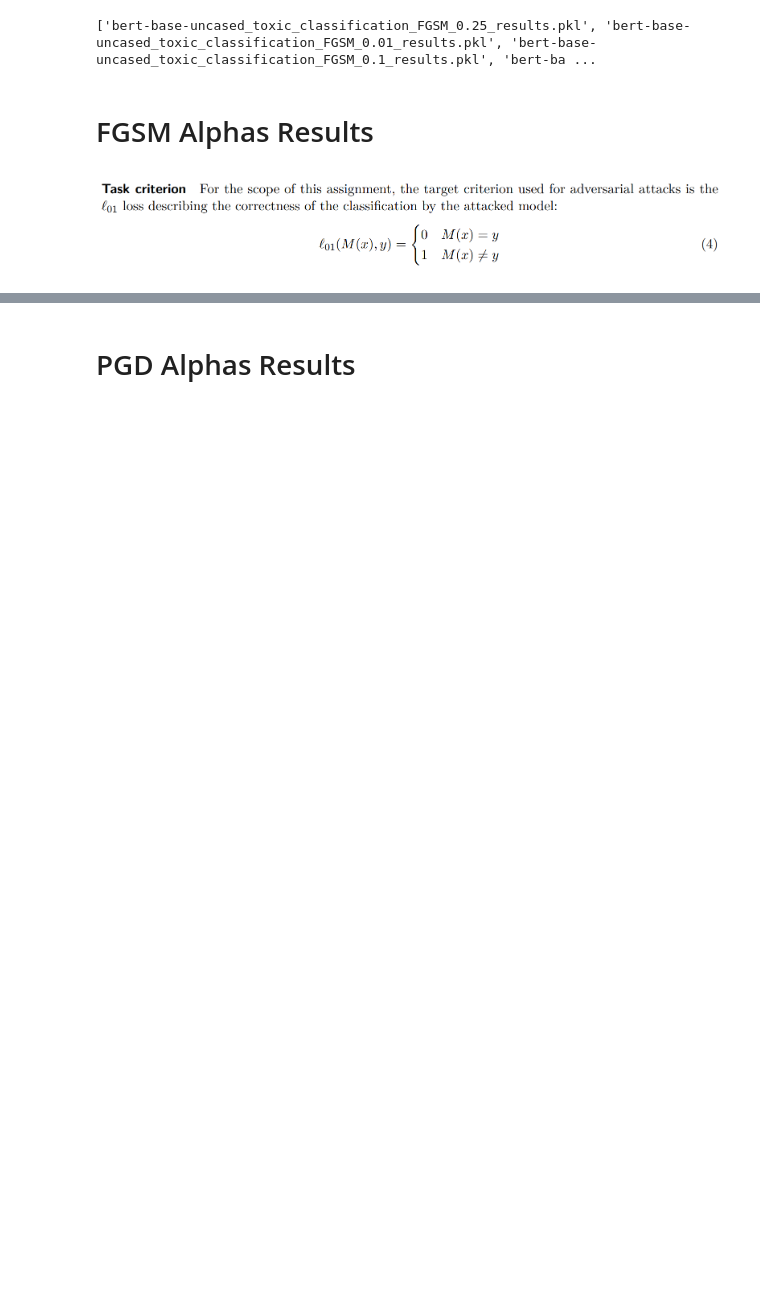
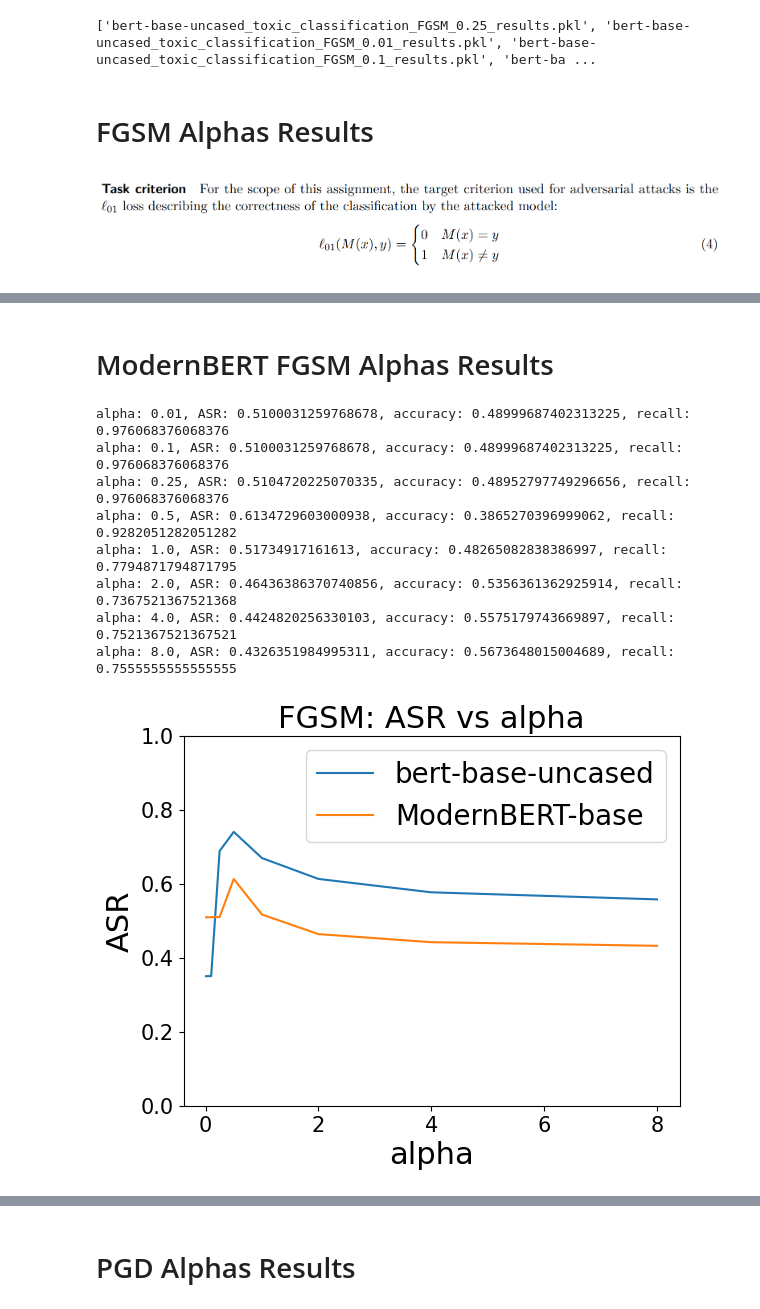
Before and after one commit to xOmer12/adv_attacks_text_classification, a Jupyter notebook: visualizations.ipynb, the cells around one changed output, grey strips where cells are left out. Drawn from its saved outputs; the diff is of its cells as text; code cells hidden in the pictures; blank space fills up the shorter version.

```diff
--- a/visualizations.ipynb
+++ b/visualizations.ipynb
@@ -75,0 +105,2 @@ plt.show()
+# %% [markdown]
+# ModernBERT FGSM Alphas Results
@@ -75,0 +116,62 @@ plt.show()
+# %%
+alpha_ablation_dict = {}
+for result, result_file in zip(FGSM_results, FGSM_results_files):
+    alpha = float(result_file.split('_')[4])
+    result_raw_metrics = [result[r] for r in result]
+    true_labels = [r['true_label'] for r in result_raw_metrics]
+    predicted_labels = [r['perturbed_text_pred'] > thresh for r in result_raw_metrics]
+
+    # l (0-1) loss - 1 if true != predicted
+    l_loss = [int(true != pred) for true, pred in zip(true_labels, predicted_labels)]
+    ASR = np.mean(l_loss)
+    accuracy = accuracy_score(true_labels, predicted_labels)
+    recall = recall_score(true_labels, predicted_labels)
+    alpha_ablation_dict[alpha] = {'ASR': ASR, 'accuracy': accuracy, 'recall': recall}
+    print(f'alpha: {alpha}, ASR: {ASR}, accuracy: {accuracy}, recall: {recall}')
+
+
+alpha_ablation_dict = dict(sorted(alpha_ablation_dict.items()))
+alphas = list(alpha_ablation_dict.keys())
+modernBERT_ASRs = [alpha_ablation_dict[a]['ASR'] for a in alphas]
+modernBERT_accuracies = [alpha_ablation_dict[a]['accuracy'] for a in alphas]
+modernBERT_recalls = [alpha_ablation_dict[a]['recall'] for a in alphas]
+
+# plot ASR
+plt.plot(alphas, ASRs, label='bert-base-uncased')
+plt.plot(alphas, modernBERT_ASRs, label='ModernBERT-base')
+plt.xlabel('alpha')
+plt.ylabel('ASR')
+plt.ylim(0, 1)
+plt.title('FGSM: ASR vs alpha')
+plt.legend()
+plt.show()
+
+# plot accuracy
+plt.plot(alphas, accuracies, label='bert-base-uncased')
+plt.plot(alphas, modernBERT_accuracies, label='ModernBERT-base')
+plt.xlabel('alpha')
+plt.ylabel('accuracy')
+plt.ylim(0, 1)
+plt.title('FGSM: accuracy vs alpha')
+plt.legend()
+plt.show()
+
+# plot recall
+plt.plot(alphas, recalls, label='bert-base-uncased')
+plt.plot(alphas, modernBERT_recalls, label='ModernBERT-base')
+plt.xlabel('alpha')
+plt.ylabel('recall')
+plt.ylim(0, 1)
+plt.title('FGSM: recall vs alpha')
+plt.legend()
+plt.show()
+# %% [output]
+alpha: 0.01, ASR: 0.5100031259768678, accuracy: 0.48999687402313225, recall: 0.976068376068376
+alpha: 0.1, ASR: 0.5100031259768678, accuracy: 0.48999687402313225, recall: 0.976068376068376
+alpha: 0.25, ASR: 0.5104720225070335, accuracy: 0.48952797749296656, recall: 0.976068376068376
+alpha: 0.5, ASR: 0.6134729603000938, accuracy: 0.3865270396999062, recall: 0.9282051282051282
+alpha: 1.0, ASR: 0.51734917161613, accuracy: 0.48265082838386997, recall: 0.7794871794871795
+alpha: 2.0, ASR: 0.46436386370740856, accuracy: 0.5356361362925914, recall: 0.7367521367521368
+alpha: 4.0, ASR: 0.4424820256330103, accuracy: 0.5575179743669897, recall: 0.7521367521367521
+alpha: 8.0, ASR: 0.4326351984995311, accuracy: 0.5673648015004689, recall: 0.7555555555555555
+[figure, added]
```
Also changed, not shown: parts of 28 cells of this notebook, 5 other files.
